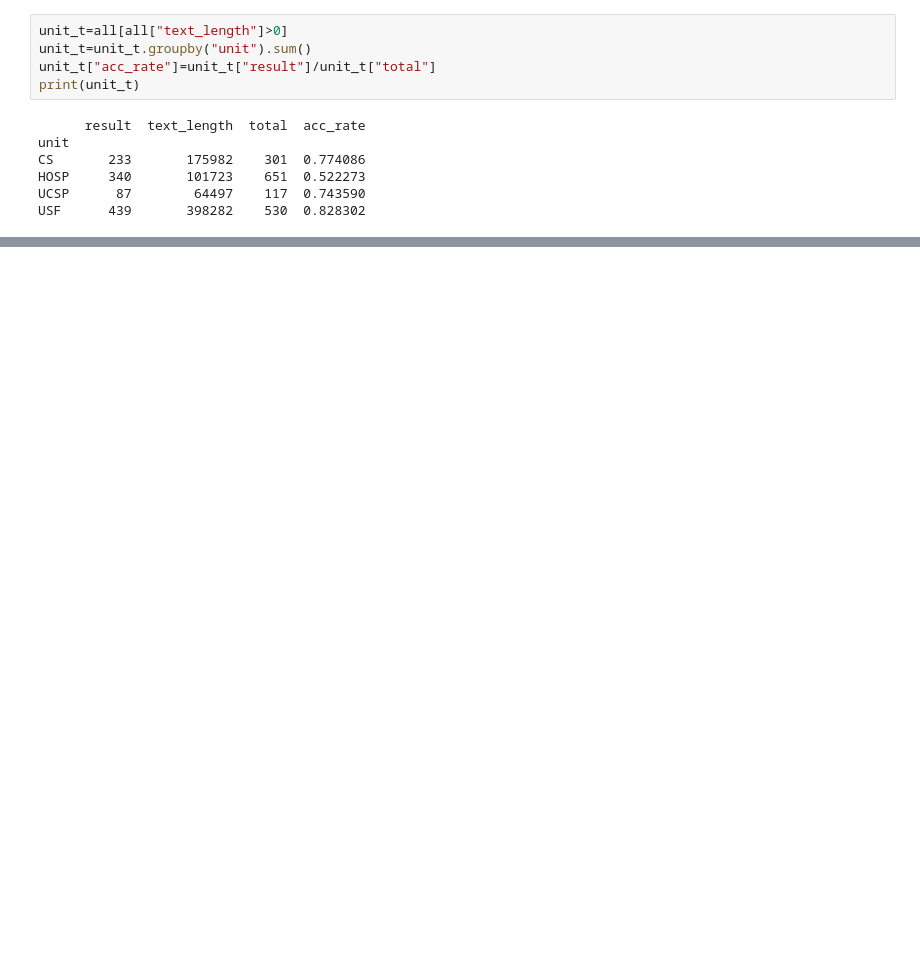
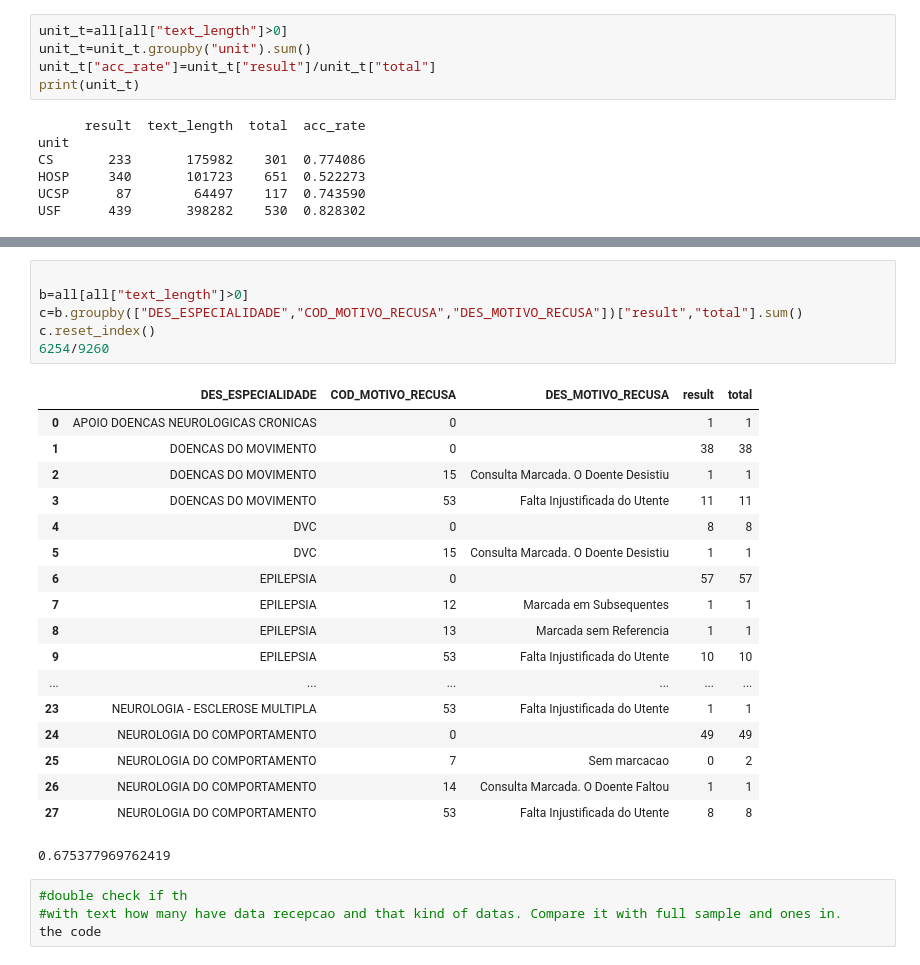
Before and after one commit to Data-Science-Knowledge-Center-Nova-SBE/PBL-HGO, a Jupyter notebook: baseline-utku.ipynb, the cells around one changed output, grey strips where cells are left out. Saved outputs shown, nothing was run; the diff lists cells and outputs as text; blank space fills up the shorter version.

```diff
--- a/baseline-utku.ipynb
+++ b/baseline-utku.ipynb
@@ -193,0 +230,29 @@ USF      439       398282    530  0.828302
+# %%
+
+b=all[all["text_length"]>0]
+c=b.groupby(["DES_ESPECIALIDADE","COD_MOTIVO_RECUSA","DES_MOTIVO_RECUSA"])["result","total"].sum()
+c.reset_index()
+6254/9260
+# %% [output]
+|  | DES_ESPECIALIDADE | COD_MOTIVO_RECUSA | DES_MOTIVO_RECUSA | result | total |
+| 0 | APOIO DOENCAS NEUROLOGICAS CRONICAS | 0 |  | 1 | 1 |
+| 1 | DOENCAS DO MOVIMENTO | 0 |  | 38 | 38 |
+| 2 | DOENCAS DO MOVIMENTO | 15 | Consulta Marcada. O Doente Desistiu | 1 | 1 |
+| 3 | DOENCAS DO MOVIMENTO | 53 | Falta Injustificada do Utente | 11 | 11 |
+| 4 | DVC | 0 |  | 8 | 8 |
+| 5 | DVC | 15 | Consulta Marcada. O Doente Desistiu | 1 | 1 |
+| 6 | EPILEPSIA | 0 |  | 57 | 57 |
+| 7 | EPILEPSIA | 12 | Marcada em Subsequentes | 1 | 1 |
+| 8 | EPILEPSIA | 13 | Marcada sem Referencia | 1 | 1 |
+| 9 | EPILEPSIA | 53 | Falta Injustificada do Utente | 10 | 10 |
+| ... | ... | ... | ... | ... | ... |
+| 23 | NEUROLOGIA - ESCLEROSE MULTIPLA | 53 | Falta Injustificada do Utente | 1 | 1 |
+| 24 | NEUROLOGIA DO COMPORTAMENTO | 0 |  | 49 | 49 |
+| 25 | NEUROLOGIA DO COMPORTAMENTO | 7 | Sem marcacao | 0 | 2 |
+| 26 | NEUROLOGIA DO COMPORTAMENTO | 14 | Consulta Marcada. O Doente Faltou | 1 | 1 |
+| 27 | NEUROLOGIA DO COMPORTAMENTO | 53 | Falta Injustificada do Utente | 8 | 8 |
+0.675377969762419
+# %%
+#double check if th
+#with text how many have data recepcao and that kind of datas. Compare it with full sample and ones in.
+the code
```
Also changed, not shown: parts of 6 cells of this notebook, 1 other file.
